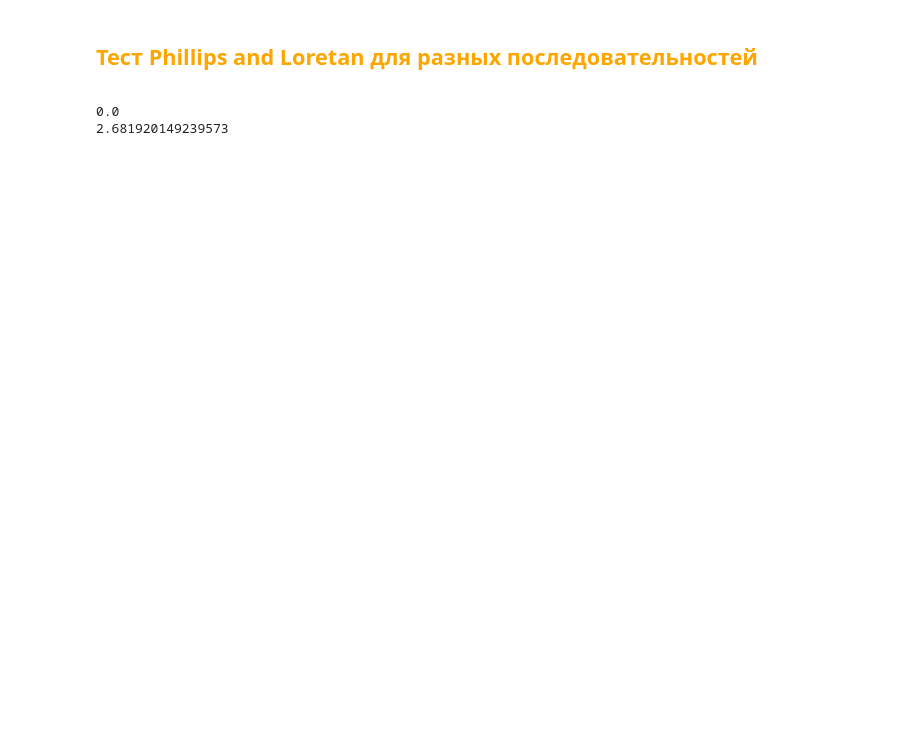
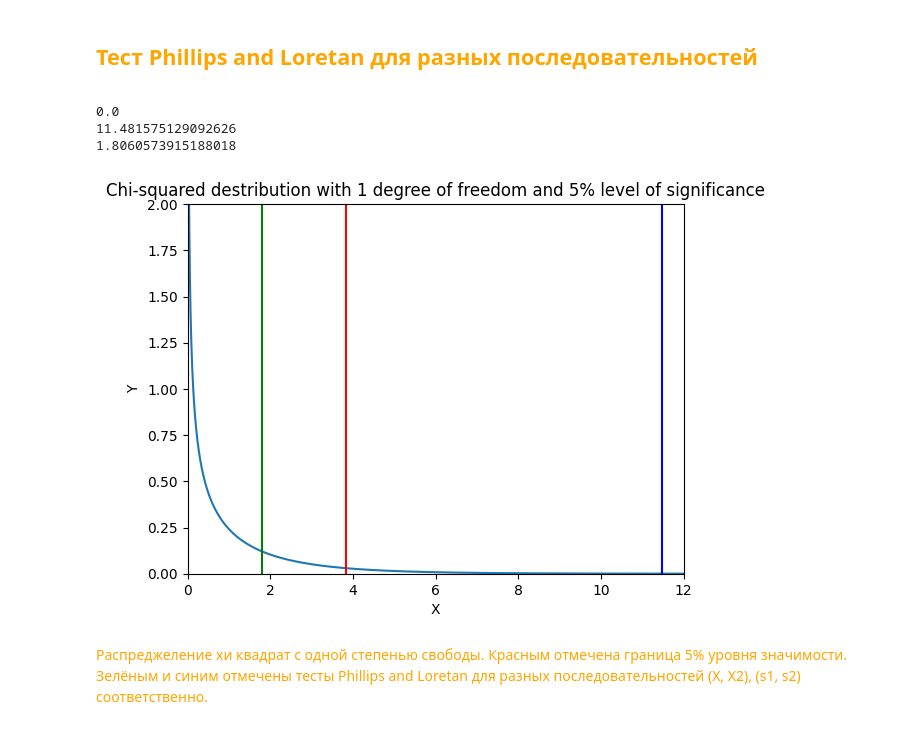
Before and after one commit to Mikhaelyes/Diploma, a Jupyter notebook: Programs/Synthetic_sequence.ipynb, the cells around one changed output. Cells and saved outputs as stored; diff of their text form; code cells hidden in the pictures; blank space fills up the shorter version.

```diff
--- a/Programs/Synthetic_sequence.ipynb
+++ b/Programs/Synthetic_sequence.ipynb
@@ -75,8 +75,38 @@ plt.show()
 
 ## Тест Phillips and Loretan для разных последовательностей ##
 # %%
+Num_1 = pm.phillips_loretan(s1, s2)
+Num_2 = pm.phillips_loretan(X, X2)
+
 print(pm.phillips_loretan(s1, s1))
+print(pm.phillips_loretan(s1, s2))
 print(pm.phillips_loretan(X, X2))
 # %% [output]
 0.0
-2.681920149239573
+11.481575129092626
+1.8060573915188018
+# %%
+#x-axis ranges from 0 to 20 with .001 steps
+x = np.arange (0, 20, 0.001)
+
+#plot Chi-square distribution with 4 degrees of freedom
+plt.plot(x, stats.chi2.pdf(x, df=1))
+plt.axvline(x=3.841, color="red")
+plt.axvline(x=Num_1, color="blue")
+plt.axvline(x=Num_2, color="green")
+
+plt.xlim(0, 12)
+plt.ylim(0, 2)
+plt.xlabel('X') #Подпись для оси х
+plt.ylabel('Y') #Подпись для оси y
+plt.title('Chi-squared destribution with 1 degree of freedom and 5% level of significance') #Название
+plt.show()
+# %% [output]
+[figure, added]
+# %% [markdown]
+<span style="color:orange">
+
+Распреджеление хи квадрат с одной степенью свободы.
+Красным отмечена граница 5% уровня значимости.
+Зелёным и синим отмечены тесты Phillips and Loretan для разных последовательностей (X, X2), (s1, s2)
+соответственно.
```
Also changed, not shown: parts of 2 cells of this notebook, 1 other file.
